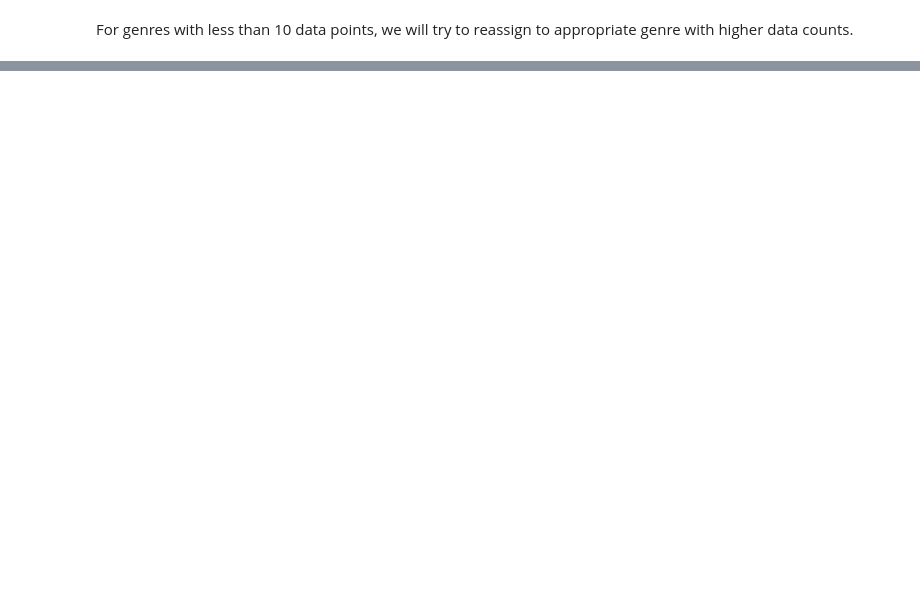
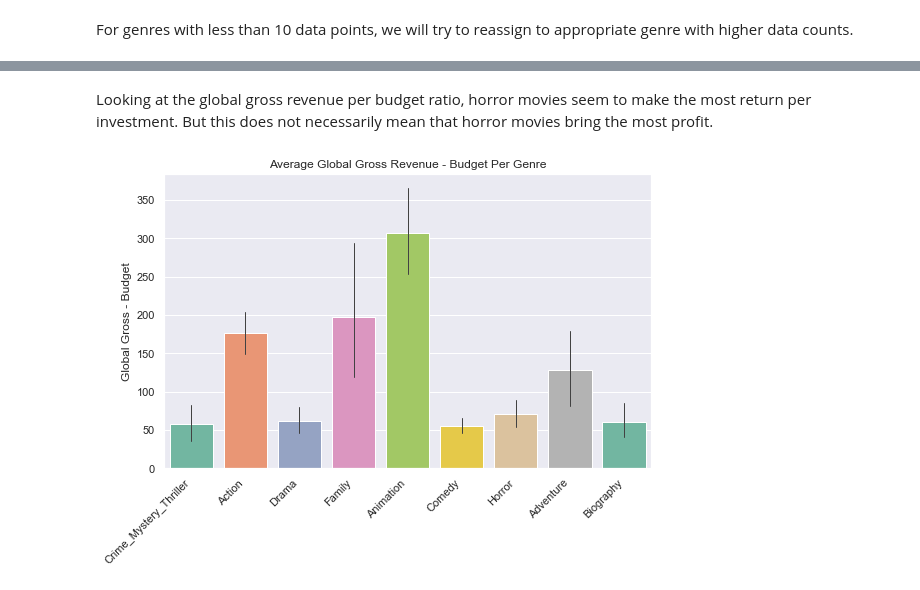
Before and after one commit to stereopickle/DS_movie_EDA, a Jupyter notebook: 013.Key_Analyses.ipynb, the cells around one changed output, grey strips where cells are left out. Drawn from its saved outputs; the diff is of its cells as text; code cells hidden in the pictures; blank space fills up the shorter version.

```diff
--- a/013.Key_Analyses.ipynb
+++ b/013.Key_Analyses.ipynb
@@ -64,0 +117,3 @@ Name: genre, dtype: int64
+# %%
+df['gross_p_cost'] = df['glob_gross'] / df['budget']
+df['profit'] = df['glob_gross'] - df['budget']
@@ -64,0 +135,17 @@ Name: genre, dtype: int64
+# %% [markdown]
+Looking at the global gross revenue per budget ratio, horror movies seem to make the most return per investment. But this does not necessarily mean that horror movies bring the most profit.
+# %%
+plt.figure(figsize = (8, 6))
+g = sns.barplot(x = 'genre', y = 'profit', data = df,
+                palette="Set2", errwidth = 1)
+g.set(title = 'Average Global Gross Revenue - Budget Per Genre',
+      ylabel = "Global Gross - Budget", xlabel = "")
+
+plt.xticks(rotation=45, ha='right')
+plt.tight_layout()
+
+#g.savefig("PNG/profit_genre.png")
+
+plt.show()
+# %% [output]
+[figure, added]
```
Also changed, not shown: parts of 69 cells of this notebook.
